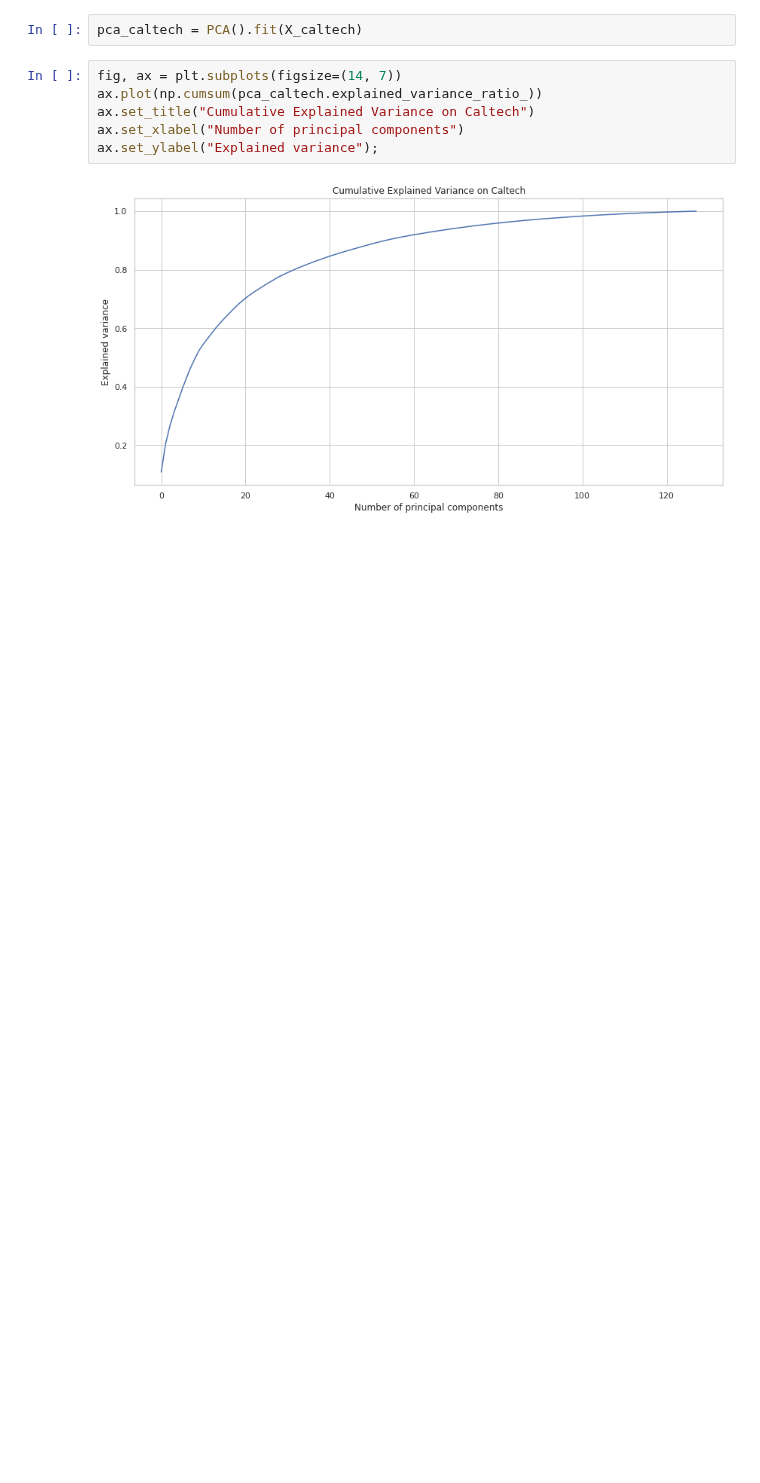
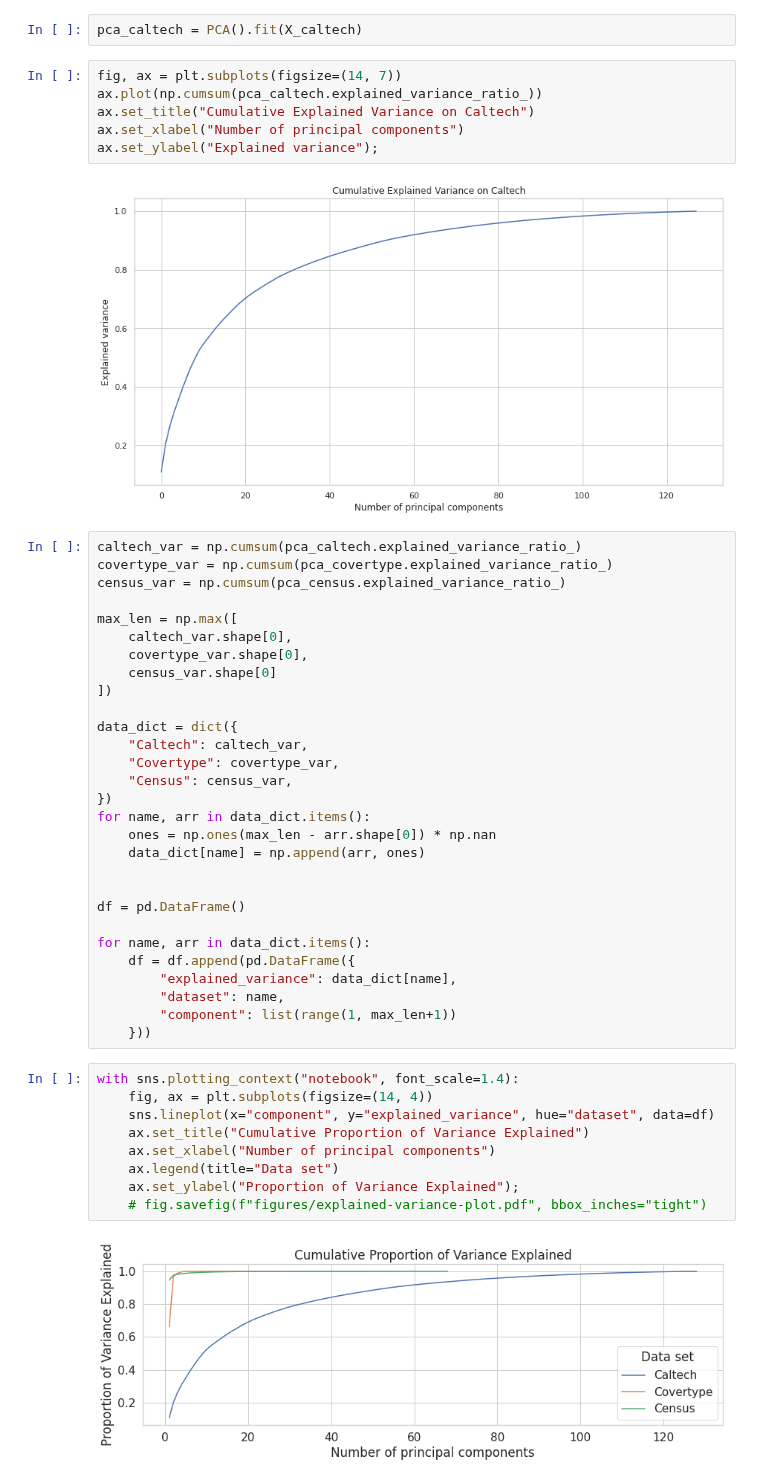
Before and after one commit to sheikhomar/coresets-bench, a Jupyter notebook: pynb/20-pca-explained-variance.ipynb, the cells around one changed output. Saved outputs shown, nothing was run; the diff lists cells and outputs as text; blank space fills up the shorter version.

```diff
--- a/pynb/20-pca-explained-variance.ipynb
+++ b/pynb/20-pca-explained-variance.ipynb
@@ -76,3 +78,43 @@ ax.set_xlabel("Number of principal components")
 ax.set_ylabel("Explained variance");
 # %% [output]
 [figure]
+# %%
+caltech_var = np.cumsum(pca_caltech.explained_variance_ratio_)
+covertype_var = np.cumsum(pca_covertype.explained_variance_ratio_)
+census_var = np.cumsum(pca_census.explained_variance_ratio_)
+
+max_len = np.max([
+    caltech_var.shape[0],
+    covertype_var.shape[0],
+    census_var.shape[0]
+])
+
+data_dict = dict({
+    "Caltech": caltech_var,
+    "Covertype": covertype_var,
+    "Census": census_var,
+})
+for name, arr in data_dict.items():
+    ones = np.ones(max_len - arr.shape[0]) * np.nan
+    data_dict[name] = np.append(arr, ones)
+
+
+df = pd.DataFrame()
+
+for name, arr in data_dict.items():
+    df = df.append(pd.DataFrame({
+        "explained_variance": data_dict[name],
+        "dataset": name,
+        "component": list(range(1, max_len+1))
+    }))
+# %%
+with sns.plotting_context("notebook", font_scale=1.4):
+    fig, ax = plt.subplots(figsize=(14, 4))
+    sns.lineplot(x="component", y="explained_variance", hue="dataset", data=df)
+    ax.set_title("Cumulative Proportion of Variance Explained")
+    ax.set_xlabel("Number of principal components")
+    ax.legend(title="Data set")
+    ax.set_ylabel("Proportion of Variance Explained");
+    # fig.savefig(f"figures/explained-variance-plot.pdf", bbox_inches="tight")
+# %% [output]
+[figure, added]
```
Also changed, not shown: parts of 5 cells of this notebook.
